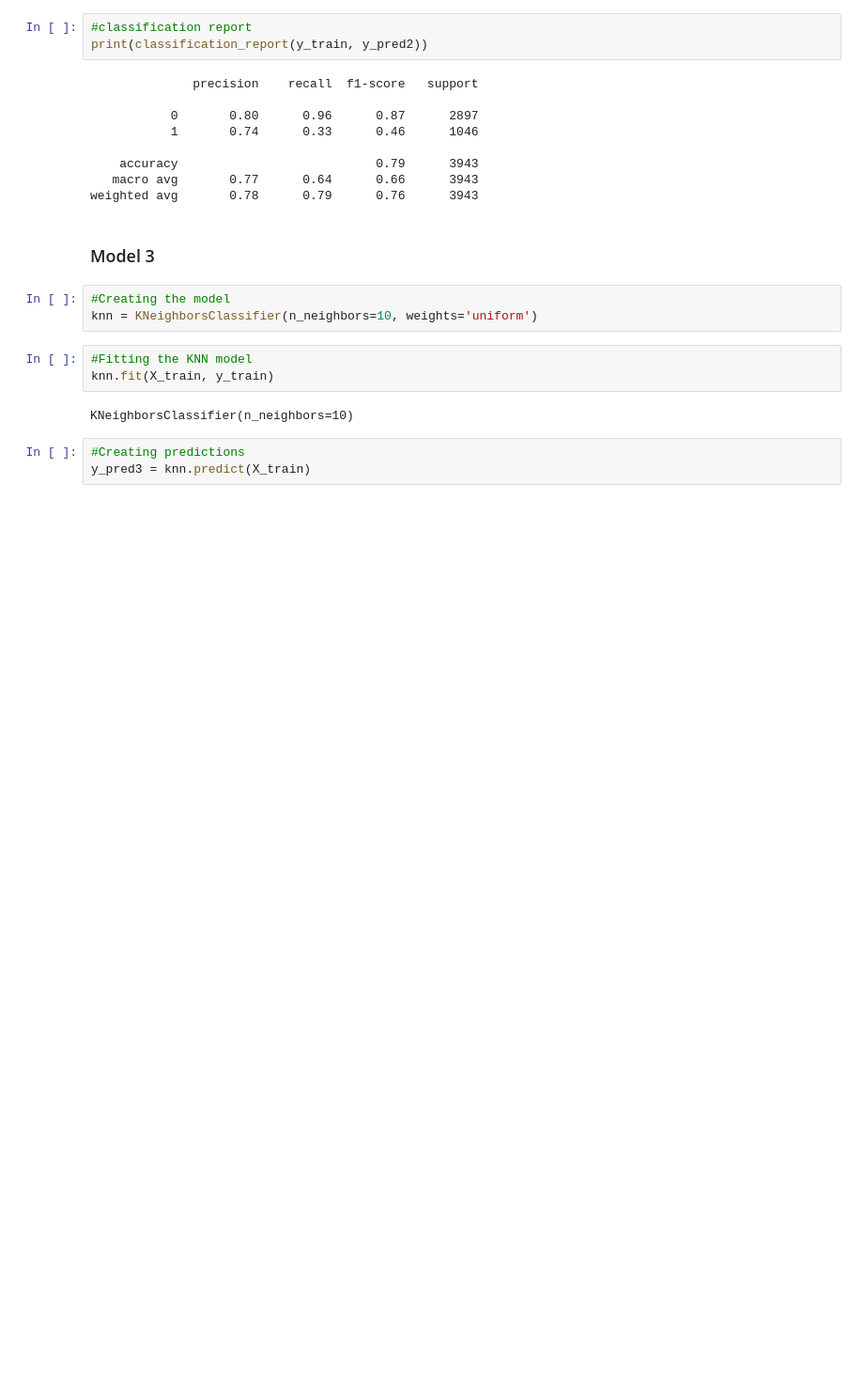
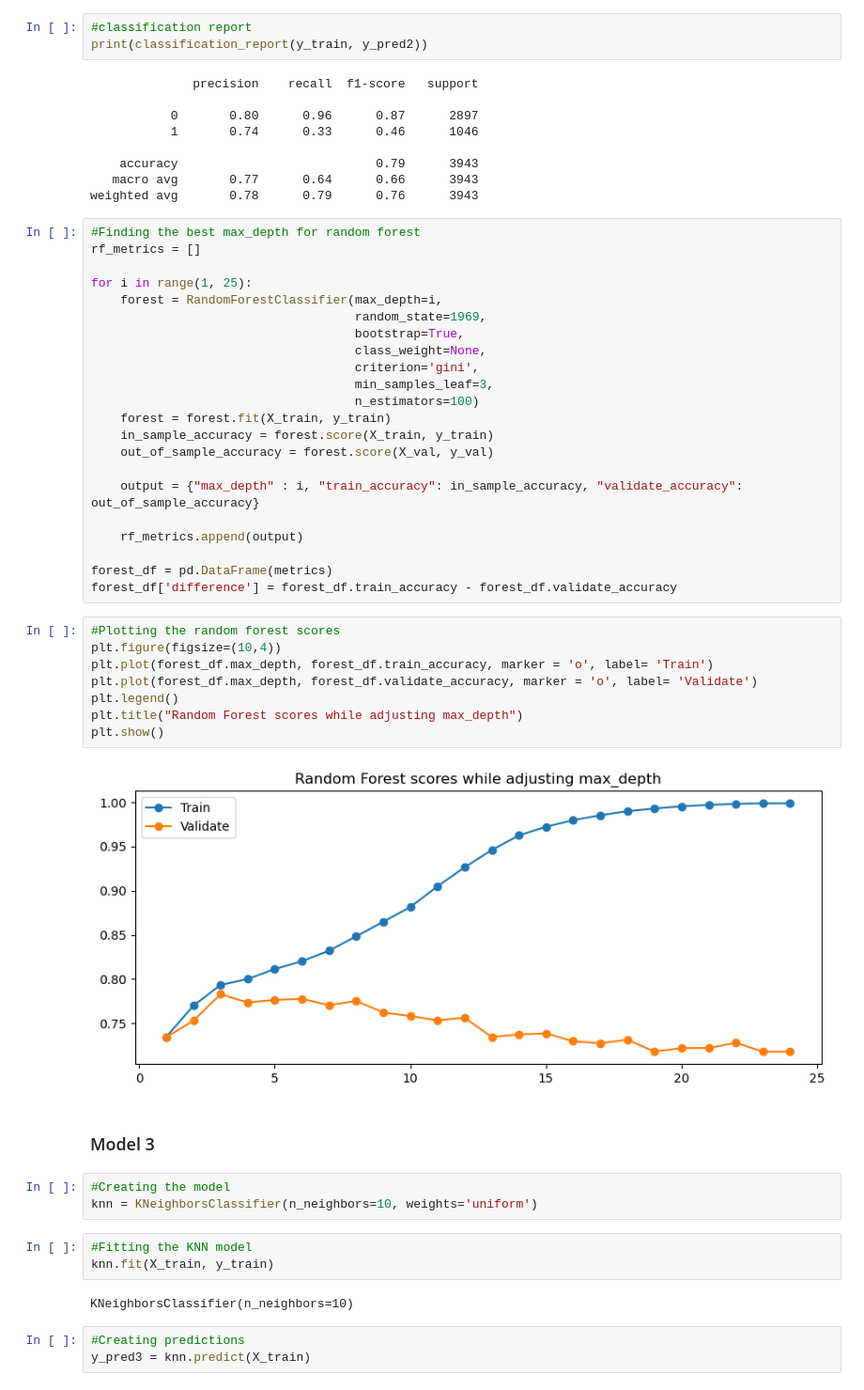
Before and after one commit to JoshuaHolt-Tech/classification_project, a Jupyter notebook: working_notebook.ipynb, the cells around one changed output. Shown: that part at 94% size. Cells and saved outputs as stored; diff of their text form; blank space fills up the shorter version.

```diff
--- a/working_notebook.ipynb
+++ b/working_notebook.ipynb
@@ -599,6 +613,38 @@ print(classification_report(y_train, y_pred2))
     accuracy                           0.79      3943
    macro avg       0.77      0.64      0.66      3943
 weighted avg       0.78      0.79      0.76      3943
+# %%
+#Finding the best max_depth for random forest
+rf_metrics = []
+
+for i in range(1, 25):
+    forest = RandomForestClassifier(max_depth=i,
+                                    random_state=1969,
+                                    bootstrap=True,
+                                    class_weight=None,
+                                    criterion='gini',
+                                    min_samples_leaf=3,
+                                    n_estimators=100)
+    forest = forest.fit(X_train, y_train)
+    in_sample_accuracy = forest.score(X_train, y_train)
+    out_of_sample_accuracy = forest.score(X_val, y_val)
+
+    output = {"max_depth" : i, "train_accuracy": in_sample_accuracy, "validate_accuracy": out_of_sample_accuracy}
+
+    rf_metrics.append(output)
+
+forest_df = pd.DataFrame(metrics)
+forest_df['difference'] = forest_df.train_accuracy - forest_df.validate_accuracy
+# %%
+#Plotting the random forest scores
+plt.figure(figsize=(10,4))
+plt.plot(forest_df.max_depth, forest_df.train_accuracy, marker = 'o', label= 'Train')
+plt.plot(forest_df.max_depth, forest_df.validate_accuracy, marker = 'o', label= 'Validate')
+plt.legend()
+plt.title("Random Forest scores while adjusting max_depth")
+plt.show()
+# %% [output]
+[figure, added]
 # %% [markdown]
 ### Model 3 <a class="anchor" id="mod_3"></a>
 # %%
```
Also changed, not shown: parts of 17 cells of this notebook, 2 other files.
